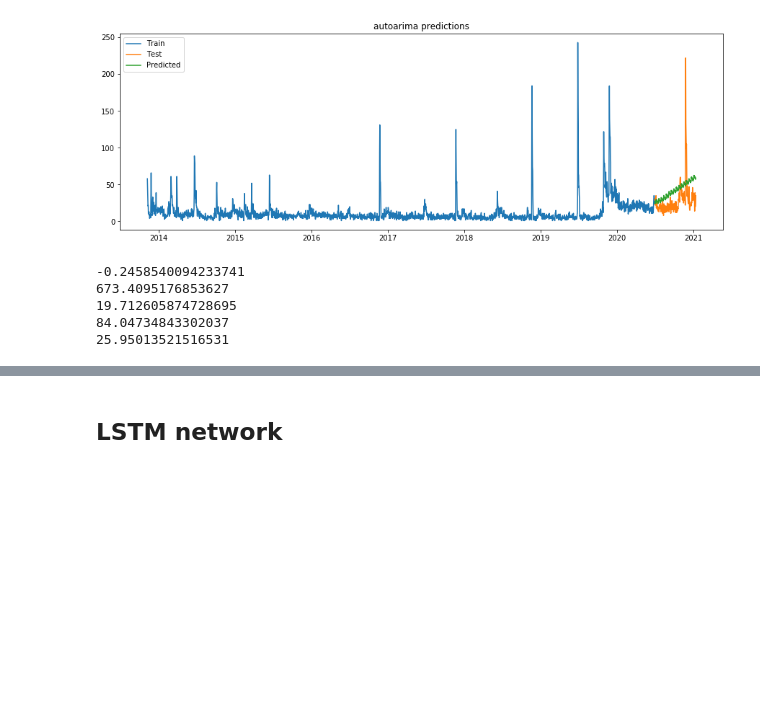
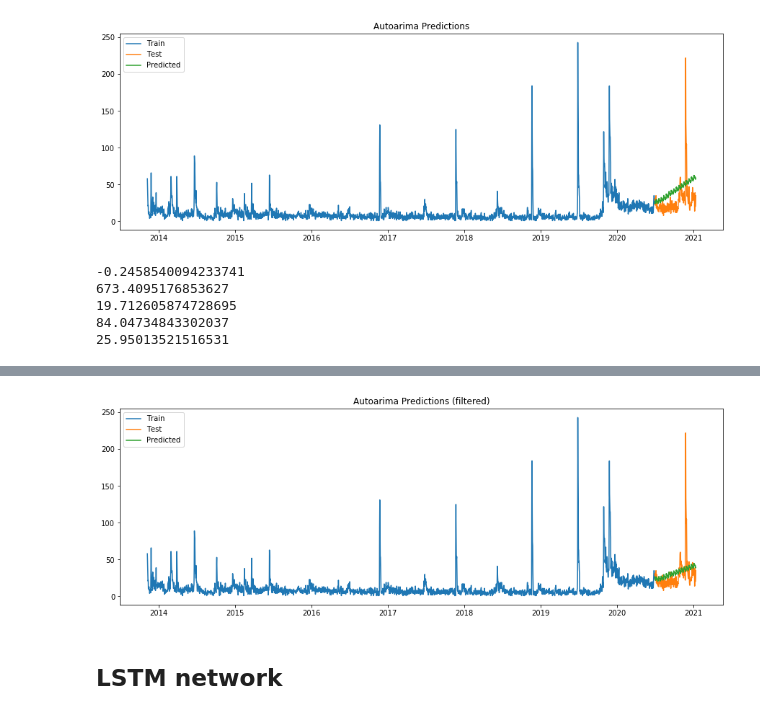
Before and after one commit to Moses-Lin/projectzomboidtimeseries, a Jupyter notebook: Time Series.ipynb, the cells around one changed output, grey strips where cells are left out. Drawn from its saved outputs; the diff is of its cells as text; code cells hidden in the pictures; blank space fills up the shorter version.

Commit message:
forecast for hampel filtered pmdarima

```diff
--- a/Time Series.ipynb
+++ b/Time Series.ipynb
@@ -843,3 +843,14 @@ print(sqrt(mean_squared_error(test['dailycount'], autoarimapredict['predicted'])
 19.712605874728695
 84.04734843302037
 25.95013521516531
+# %%
+#Best model:  ARIMA(1,1,2)(5,1,0)[12]
+#Total fit time: 1987.414 seconds
+
+autoarimaf = auto_arima(train['dailycountfilter'], start_p=0, d=1, start_q=0,
+                       max_p=5, max_d=1, max_q=5, start_P=5,
+                       D=1, start_Q=0, max_P=5, max_D=5,
+                       max_Q=5, m=12, seasonal=True,
+                       error_action='warn', trace=True,
+                       supress_warnings=True, stepwise=True,
+                       random_state=55, n_fits=50)
@@ -845,0 +902,4 @@ print(sqrt(mean_squared_error(test['dailycount'], autoarimapredict['predicted'])
+# %%
+autoarimafpredict = pd.DataFrame(autoarimaf.predict(n_periods=196), index=test.index)
+autoarimafpredict.columns = ['predicted']
+autoarimafpredict.head()
@@ -845,0 +914,10 @@ print(sqrt(mean_squared_error(test['dailycount'], autoarimapredict['predicted'])
+# %%
+plt.figure(figsize=(15,5))
+plt.plot(train.index, train['dailycount'], label='Train')
+plt.plot(test.index, test['dailycount'], label='Test')
+plt.plot(autoarimafpredict.index, autoarimafpredict['predicted'], label='Predicted')
+plt.legend(loc='best')
+plt.title("Autoarima Predictions (filtered)")
+plt.show()
+# %% [output]
+[figure, added]
```
Also changed, not shown: parts of 9 cells of this notebook.
